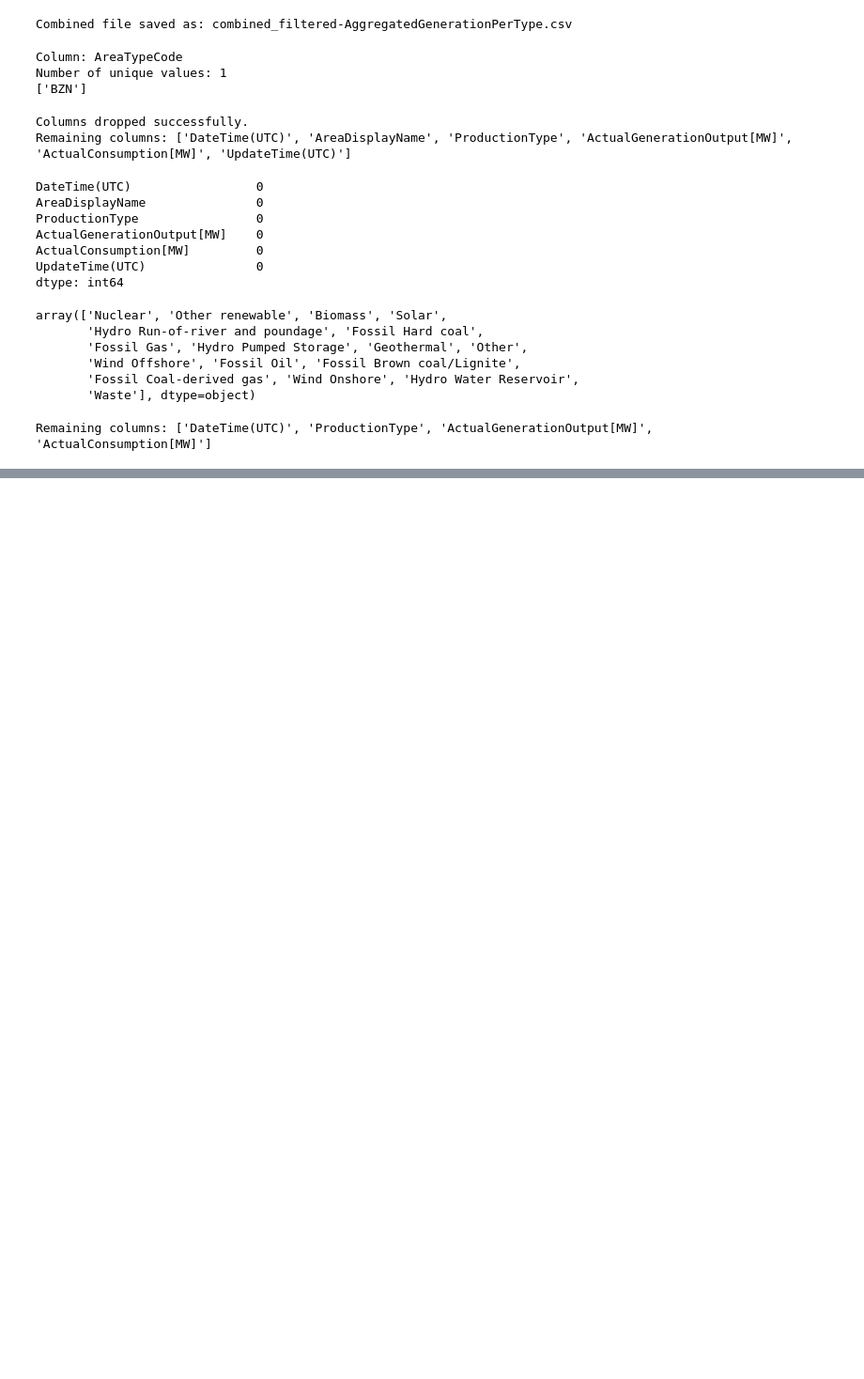
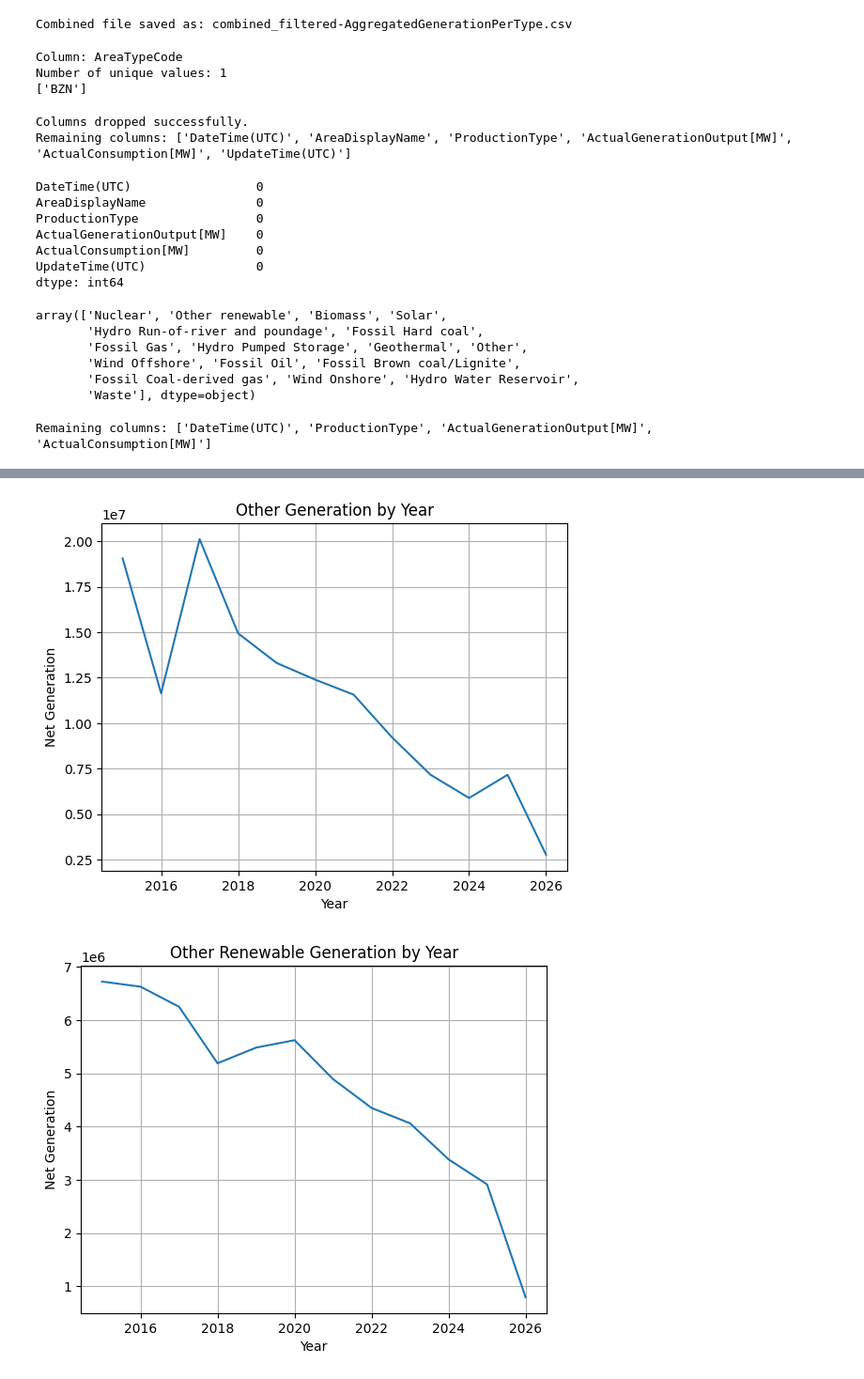
Before and after one commit to xucenying/grid-intelligence, a Jupyter notebook: notebooks/kim/clean_generation_data.ipynb, the cells around one changed output, grey strips where cells are left out. Shown at 94% size. Drawn from its saved outputs; the diff is of its cells as text; code cells hidden in the pictures; blank space fills up the shorter version.

Commit message:
add generation categorized by stable, variable or other

```diff
--- a/notebooks/kim/clean_generation_data.ipynb
+++ b/notebooks/kim/clean_generation_data.ipynb
@@ -179,3 +179,11 @@ df_agg = (
 
 # Save back to the same file (overwrite)
 df_agg.to_csv(file_path, index=False)
+# %%
+# divide generation data into renewable and non-renewable to better detect price spike
+df = pd.read_csv("data/combined_filtered-AggregatedGenerationPerType_clean.csv", sep="\t")
+
+# Drop further columns to make it smaller
+df = df.drop(columns=[
+    "AreaDisplayName",
+    "UpdateTime(UTC)"])
@@ -181,0 +267,5 @@ df_agg.to_csv(file_path, index=False)
+# %%
+df['net_generation'] = df['ActualGenerationOutput[MW]'] - df['ActualConsumption[MW]']
+df = df.drop(columns=[
+    "ActualGenerationOutput[MW]",
+    "ActualConsumption[MW]"])
@@ -181,0 +302,63 @@ df_agg.to_csv(file_path, index=False)
+# %%
+import pandas as pd
+import matplotlib.pyplot as plt
+
+# Ensure datetime format
+df["DateTime(UTC)"] = pd.to_datetime(df["DateTime(UTC)"])
+
+# Extract year
+df["year"] = df["DateTime(UTC)"].dt.year
+
+# Aggregate yearly totals per group
+yearly = df.groupby(["year", "group"])["net_generation"].sum().reset_index()
+
+# Pivot to wide format
+pivot = yearly.pivot(index="year", columns="group", values="net_generation").fillna(0)
+
+# Ensure all required columns exist
+cols = ["other", "other_renewable", "stable", "variable"]
+for c in cols:
+    if c not in pivot.columns:
+        pivot[c] = 0
+
+# Sort columns (optional)
+pivot = pivot[cols]
+
+# ---- PLOT 1: other ----
+plt.figure()
+plt.plot(pivot.index, pivot["other"])
+plt.title("Other Generation by Year")
+plt.xlabel("Year")
+plt.ylabel("Net Generation")
+plt.grid()
+plt.show()
+
+# ---- PLOT 2: other_renewable ----
+plt.figure()
+plt.plot(pivot.index, pivot["other_renewable"])
+plt.title("Other Renewable Generation by Year")
+plt.xlabel("Year")
+plt.ylabel("Net Generation")
+plt.grid()
+plt.show()
+
+# ---- PLOT 3: stable ----
+plt.figure()
+plt.plot(pivot.index, pivot["stable"])
+plt.title("Stable Generation by Year")
+plt.xlabel("Year")
+plt.ylabel("Net Generation")
+plt.grid()
+plt.show()
+
+# ---- PLOT 4: variable ----
+plt.figure()
+plt.plot(pivot.index, pivot["variable"])
+plt.title("Variable Generation by Year")
+plt.xlabel("Year")
+plt.ylabel("Net Generation")
+plt.grid()
+plt.show()
+# %% [output]
+[figure, added]
+[figure, added]
```
Also changed, not shown: parts of 7 cells of this notebook.
